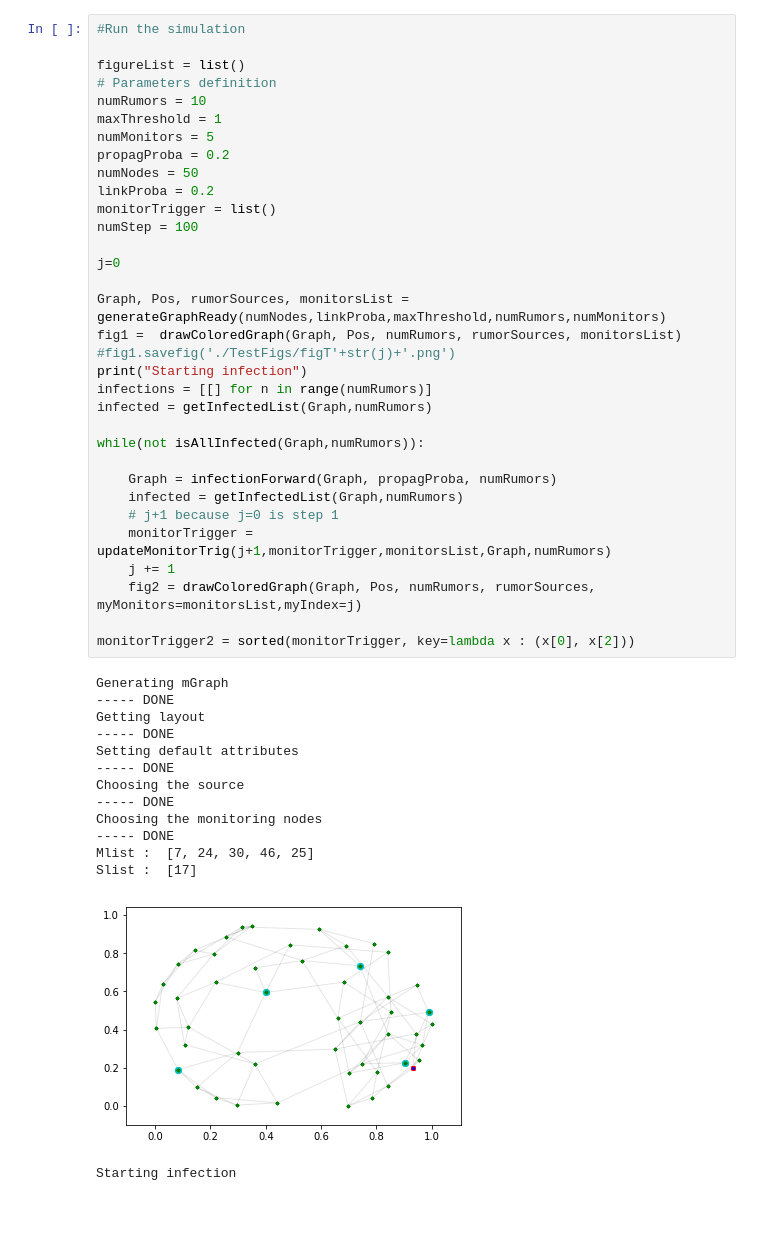
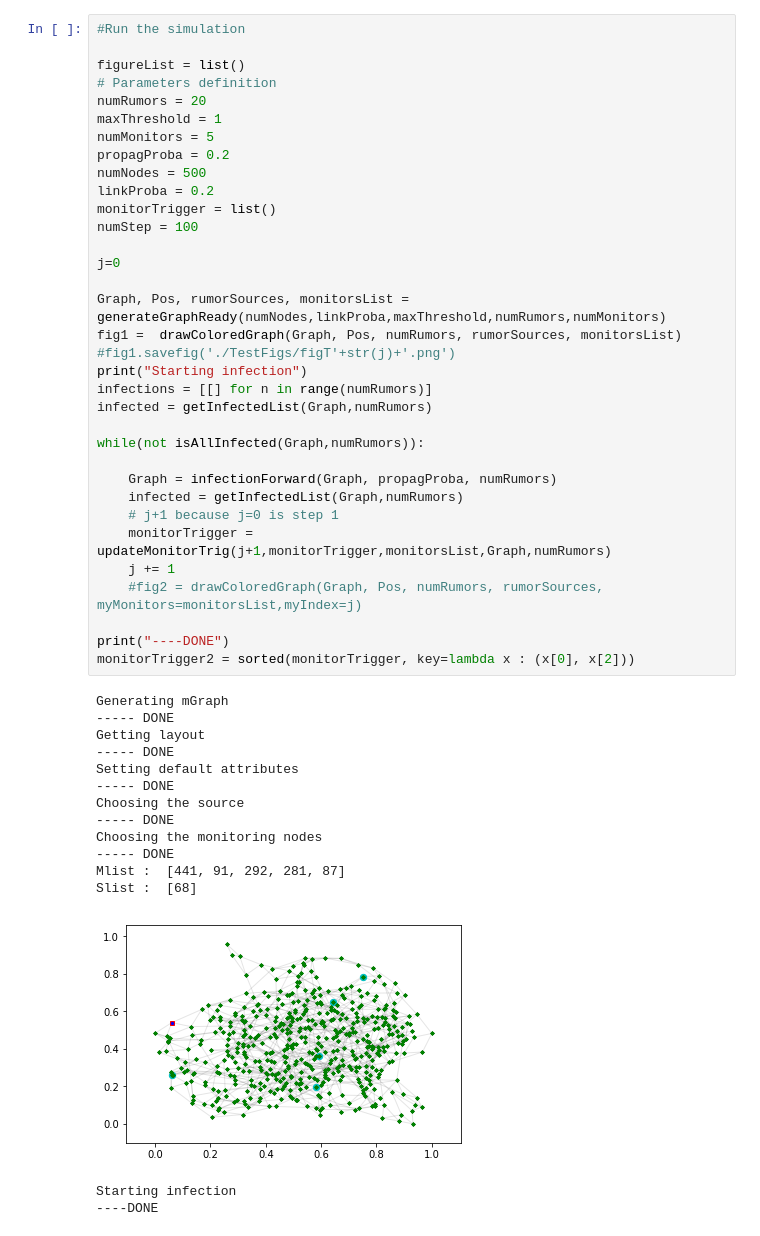
Before and after one commit to N0ciple/MSc-Project, a Jupyter notebook: Test_Histogram.ipynb, the cells around one changed output. Drawn from its saved outputs; the diff is of its cells as text.

```diff
--- a/Test_Histogram.ipynb
+++ b/Test_Histogram.ipynb
@@ -12,46 +13,48 @@ import numpy as np
 
 figureList = list()
 # Parameters definition
-numRumors = 10
+numRumors = 20
 maxThreshold = 1
 numMonitors = 5
 propagProba = 0.2
-numNodes = 50
+numNodes = 500
 linkProba = 0.2
 monitorTrigger = list()
 numStep = 100
 
 j=0
 
 Graph, Pos, rumorSources, monitorsList = generateGraphReady(numNodes,linkProba,maxThreshold,numRumors,numMonitors)
 fig1 =  drawColoredGraph(Graph, Pos, numRumors, rumorSources, monitorsList)
 #fig1.savefig('./TestFigs/figT'+str(j)+'.png')
 print("Starting infection")
 infections = [[] for n in range(numRumors)]
 infected = getInfectedList(Graph,numRumors)
 
 while(not isAllInfected(Graph,numRumors)):
 
     Graph = infectionForward(Graph, propagProba, numRumors)
     infected = getInfectedList(Graph,numRumors)
     # j+1 because j=0 is step 1
     monitorTrigger = updateMonitorTrig(j+1,monitorTrigger,monitorsList,Graph,numRumors)
     j += 1
-    fig2 = drawColoredGraph(Graph, Pos, numRumors, rumorSources, myMonitors=monitorsList,myIndex=j)
+    #fig2 = drawColoredGraph(Graph, Pos, numRumors, rumorSources, myMonitors=monitorsList,myIndex=j)
 
+print("----DONE")
 monitorTrigger2 = sorted(monitorTrigger, key=lambda x : (x[0], x[2]))
 # %% [output]
 Generating mGraph
 ----- DONE
 Getting layout
 ----- DONE
 Setting default attributes
 ----- DONE
 Choosing the source
 ----- DONE
 Choosing the monitoring nodes
 ----- DONE
-Mlist :  [7, 24, 30, 46, 25]
-Slist :  [17]
+Mlist :  [441, 91, 292, 281, 87]
+Slist :  [68]
-[figure, old version]
+[figure, new version]
 Starting infection
+----DONE
```
Also changed, not shown: parts of 5 cells of this notebook.
